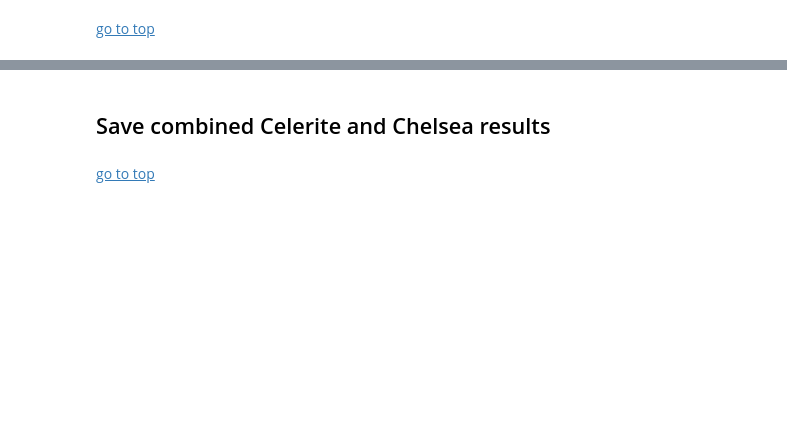
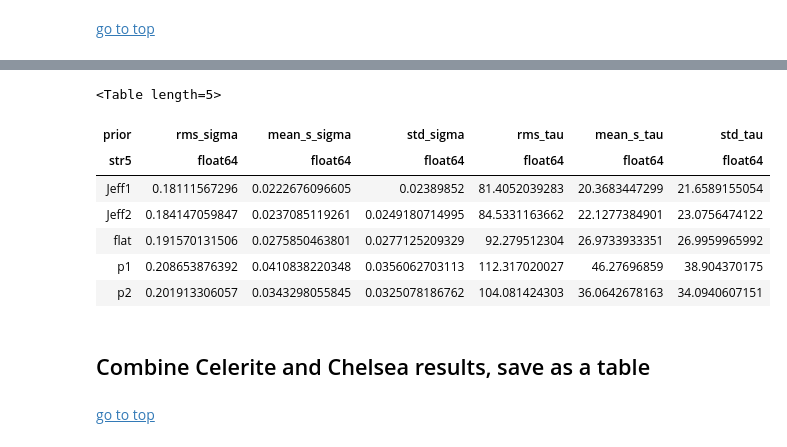
Before and after one commit to suberlak/DRW_Celerite, a Jupyter notebook: code/DRW_Chelsea_Celerite_test.ipynb, the cells around one changed output, grey strips where cells are left out. Cells and saved outputs as stored; diff of their text form; code cells hidden in the pictures; blank space fills up the shorter version.

```diff
--- a/code/DRW_Chelsea_Celerite_test.ipynb
+++ b/code/DRW_Chelsea_Celerite_test.ipynb
@@ -629,4 +782,33 @@ Using Celerite results from /Users/chris/GradResearch/DRW_Celerite/data_products
+# %%
+p = ['Jeff1', 'Jeff2', 'flat', 'p1', 'p2']
+rms_sigma = [0.18111567295976011,  0.1841470598469270,  0.191570131506402,
+            0.2086538763924596,0.20191330605733]
+rms_tau = [81.40520392825730, 84.53311636622228,92.27951230402007,
+          112.3170200265399, 104.081424302880]
+mean_s_sigma = [0.02226760966050, 0.0237085119260756,0.02758504638013,
+               0.04108382203482, 0.034329805584451]
+mean_s_tau = [20.3683447298914, 22.12773849006870, 26.9733933350633,
+             46.276968590034, 36.064267816319]
+
+std_sigma = [0.02389852, 0.0249180714995, 0.02771252093292,
+             0.035606270311310, 0.03250781867623487]
+std_tau = [21.6589155054, 23.075647412222, 26.99599659918,
+           38.904370175017, 34.09406071512879]
+table = Table([p,rms_sigma,mean_s_sigma,std_sigma, rms_tau,mean_s_tau,   std_tau ],
+              names=('prior', 'rms_sigma','mean_s_sigma', 'std_sigma',  'rms_tau',
+                     'mean_s_tau','std_tau'))
+# %%
+table
+# %% [output]
+<Table length=5>
+| prior | rms_sigma | mean_s_sigma | std_sigma | rms_tau | mean_s_tau | std_tau |
+| str5 | float64 | float64 | float64 | float64 | float64 | float64 |
+| Jeff1 | 0.18111567296 | 0.0222676096605 | 0.02389852 | 81.4052039283 | 20.3683447299 | 21.6589155054 |
+| Jeff2 | 0.184147059847 | 0.0237085119261 | 0.0249180714995 | 84.5331163662 | 22.1277384901 | 23.0756474122 |
+| flat | 0.191570131506 | 0.0275850463801 | 0.0277125209329 | 92.279512304 | 26.9733933351 | 26.9959965992 |
+| p1 | 0.208653876392 | 0.0410838220348 | 0.0356062703113 | 112.317020027 | 46.27696859 | 38.904370175 |
+| p2 | 0.201913306057 | 0.0343298055845 | 0.0325078186762 | 104.081424303 | 36.0642678163 | 34.0940607151 |
 # %% [markdown]
-## Save combined Celerite and Chelsea results <a id='save'></a>
+## Combine Celerite and Chelsea results, save as a table <a id='save'></a>
 # %% [markdown]
 [go to top](#toc)
```
Also changed, not shown: parts of 23 cells of this notebook, 1 other file.
